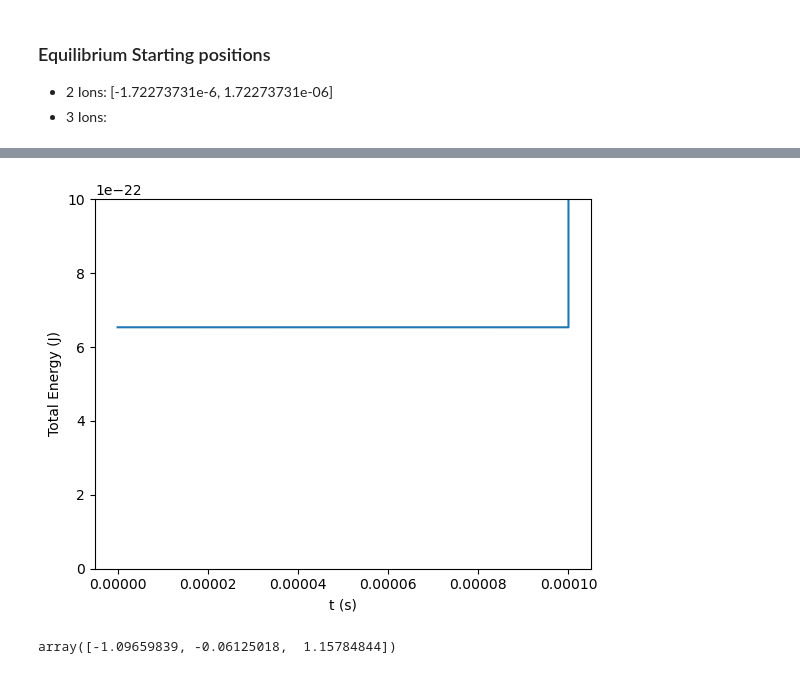
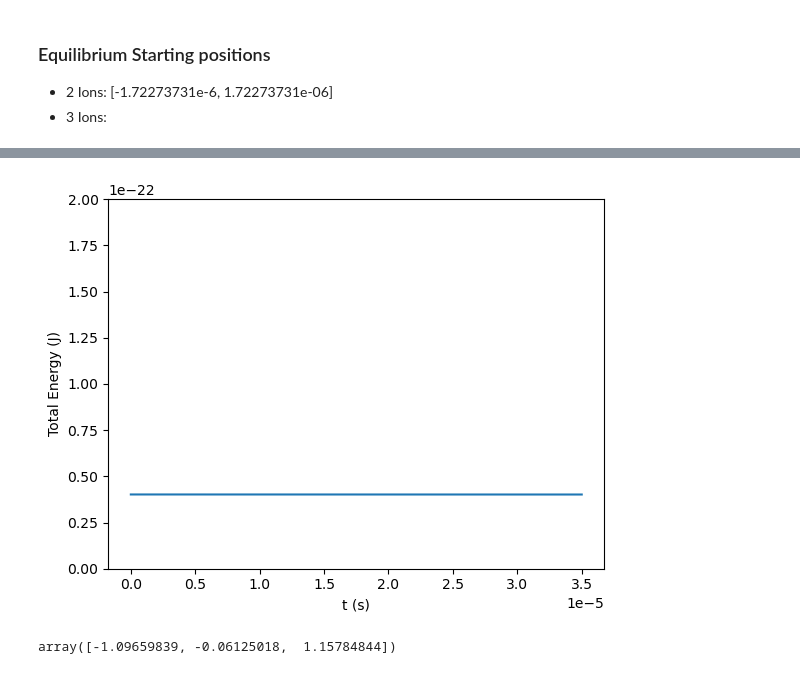
Before and after one commit to code-sc/ion-trap-simulation, a Jupyter notebook: simulation_code.ipynb, the cells around one changed output, grey strips where cells are left out. Cells and saved outputs as stored; diff of their text form; code cells hidden in the pictures.

Commit message:
Uniform Doppler laser cooling in 3D trap simulation.

```diff
--- a/simulation_code.ipynb
+++ b/simulation_code.ipynb
@@ -356,7 +474,7 @@ dir(ion_trap_1d)
 # %%
 import profile, pstats
 from pstats import SortKey
-import ion_trap_1d
+from src import ion_trap_1d
 
 # profiling
 
@@ -366,8 +484,8 @@ import ion_trap_1d
 # ps.strip_dirs().sort_stats(SortKey.CUMULATIVE).print_stats()
 # print(ps)
 
-N = 9
-T = 1e-4
+N = 2
+T = 3.5e-5
 dt = 1e-9
 
 # 9 ions
@@ -379,14 +497,21 @@ dt = 1e-9
 
 # 4 ions
 # x_sim, v_sim = sim_leapfrog(4, T, dt, M, x_0=[(-1.4368 + 0.5)*l, (-0.45438 - 0.5)*l, (0.45438-0.5)*l, (1.4368+0.5)*l], v_0=[0, 0, 0, 0])
-x_sim, v_sim = ion_trap_1d.sim_leapfrog_dless(4, T, dt, x_0=[(-1.4368 + 0.25)*l0, (-0.45438 - 0.25)*l0, (0.45438-0.25)*l0, (1.4368+0.25)*l0], v_0=[0, 0, 0, 0])
+# x_sim, v_sim = ion_trap_1d.sim_leapfrog_dless(4, T, dt, x_0=[(-1.4368 + 0.25)*l0, (-0.45438 - 0.25)*l0, (0.45438-0.25)*l0, (1.4368+0.25)*l0], v_0=[0, 0, 0, 0])
 
 # 3 ions
 # x_sim, v_sim = ion_trap.sim_leapfrog(3, T, dt, M, x_0=[-1.0772*l + 0.4082*l, 0 - 0.8165*l, 1.0772*l + 0.4082*l], v_0=[0, 0, 0])
 
 # 2 ions
 # x_sim, v_sim = ion_trap.sim_leapfrog(2, T, dt, M, [-1e-6, 2e-6], [0, 0])
+# x_sim, v_sim = sim_leapfrog(2, T, dt, M_Yb, [-4e-6, 3e-6], [0, 0])
+x_sim, v_sim, a_sim, t_sim, err_sim = sim_er(2, 500000, dt, 1e-7, M_Yb, 0, [-4e-6, 4e-6], [0, 0])
+# x_sim, v_sim, a_sim, t_sim, err_sim = ion_trap_1d.sim_er(2, 100000, dt, 1e-8, M_Yb, 3e-21, [-4e-6, 4e-6], [0, 0])
 
 # x_sim, v_sim = sim_leapfrog([-1e-6, 3e-6], [0, 0])
 
-x_sim = np.array(x_sim); v_sim = np.array(v_sim)
+x_sim = np.array(x_sim)
+v_sim = np.array(v_sim)
+a_sim = np.array(a_sim)
+t_sim = np.array(t_sim)
+err_sim = np.array(err_sim)
@@ -394,0 +526,12 @@ AttributeError: module 'ion_trap_1d' has no attribute 'sim_leapfrog_dless'
+# %%
+# Plot simulated ion trajectories
+for i in range(N):
+    # plt.plot(t_sim, err_sim[:,i])
+    plt.plot(t_sim, x_sim[:,i])
+    # plt.plot(t_sim2, x_sim2[:,i])
+    # plt.plot(np.linspace(0,T,int(T / dt)+1), x_sim[:,i])
+plt.ylabel("x (m)")
+plt.xlabel("t (s)")
+# plt.xlim((0, 3e-5))
+# plt.ylim((-1e-5, 1e-5))
+plt.show()
@@ -401,11 +546 @@ print(0.5 * 1.380649e-23 * 0.01)
 6.903245e-26
-# %%
-# Plot simulated ion trajectories
-for i in range(N):
-    plt.plot(np.linspace(0,T,int(T / dt)+1), x_sim[:,i] / l0)
-plt.ylabel("x (james paper units)")
-plt.xlabel("t (s)")
-# plt.xlim((4.5e-5, 5.2e-5))
-# plt.xlim((9.99e-5, 1e-4))
-# plt.ylim((-3, -2))
-plt.show()
@@ -414,17 +547,17 @@ plt.show()
 # %%
-# al total energy
-total_energy = np.array([(ion_trap.total_energy(x_sim[i]) + sum([0.5 * M_Yb * (v_sim[i][k] ** 2) for k in range(N)])) for i in range(int(T / dt) + 1)])
+# calculate total energy
+total_energy = np.array([(U(x_sim[i]) + sum([0.5 * M_Yb * (v_sim[i][k] ** 2) for k in range(N)])) for i in range(int(T / dt) + 1)])
 # %%
 # plot total energy
 plt.plot(np.linspace(0, T, int(T / dt)+1), total_energy)
 # plt.xlim((0, 5e-6))
-plt.ylim((0, 1e-21))
+plt.ylim((0, 2e-22))
 # plt.ylim((0, 1.0750e-19))
 plt.xlabel("t (s)")
 plt.ylabel("Total Energy (J)")
 plt.show()
 # %% [output]
-[figure, old version]
+[figure, new version]
 # %%
 # change scale to compare with James (1998)
 x_sim[-1,:] / l
```
Also changed, not shown: parts of 31 cells of this notebook, 12 other files.
